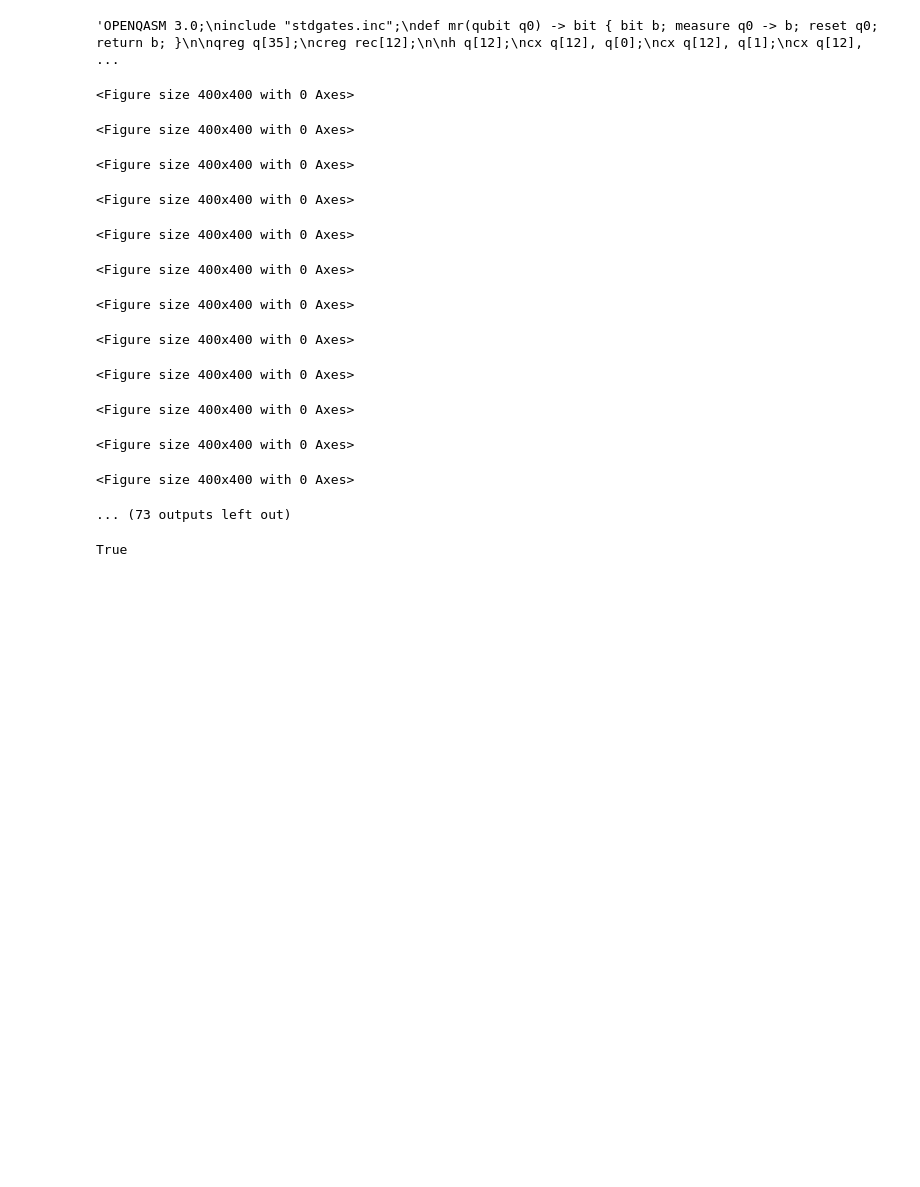
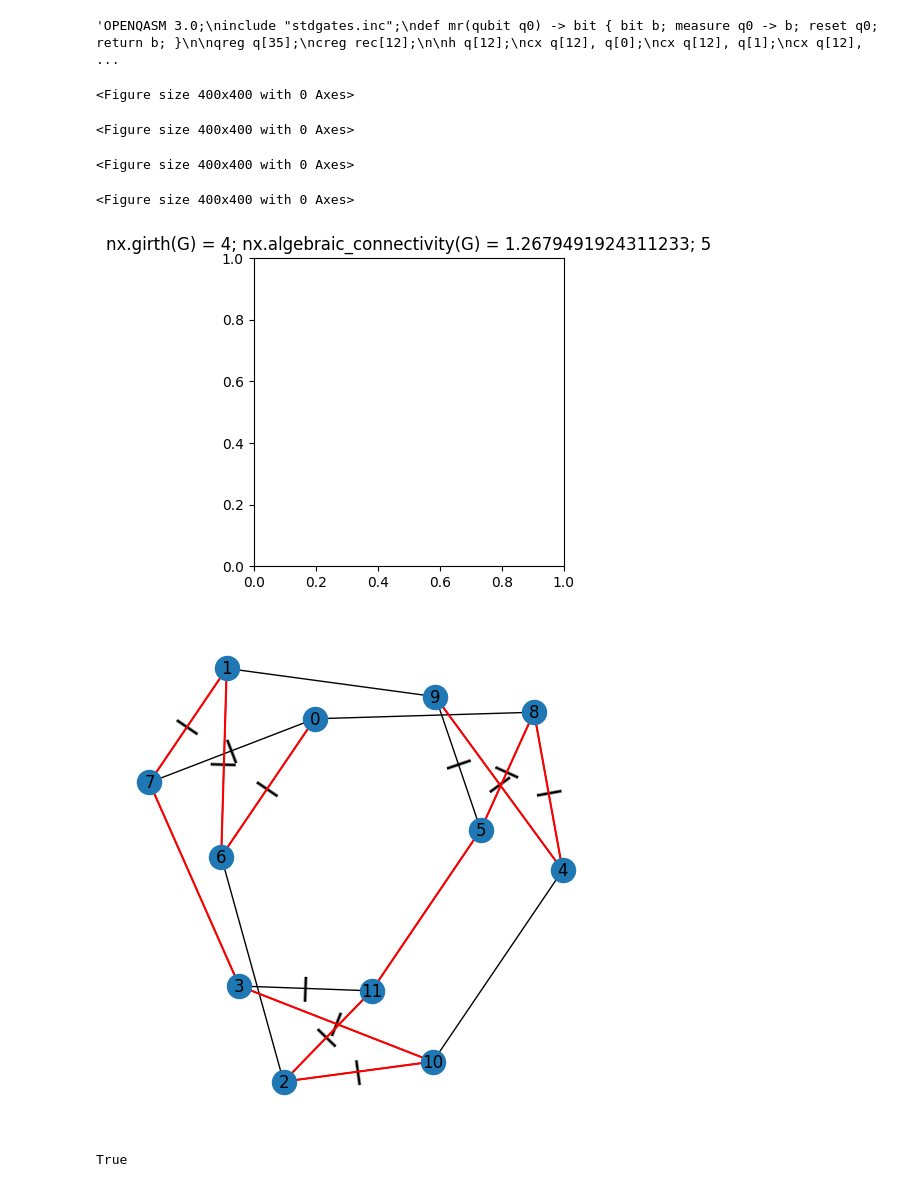
Before and after one commit to boldar99/FT-circuit-synthesis-ZX, a Jupyter notebook: testing_graphs.ipynb, the cells around one changed output. Saved outputs shown, nothing was run; the diff lists cells and outputs as text; code cells hidden in the pictures; blank space fills up the shorter version.

```diff
--- a/testing_graphs.ipynb
+++ b/testing_graphs.ipynb
@@ -115,52 +115,42 @@ cat_state_FT(48, 4).diagram('timeline-svg')
 # %%
 from cat_state_generation import *
 from find_cubic_local_mincut import *
 
-N, T = 12, 4
+N, T = 12, 5
 #
 # def visualize_cat_state_base(G, ham_path, markings):
 #     plt.figure(figsize=(5, 5))
 #     pos = nx.circular_layout(G) # Kamada-Kawai usually looks best for regular graphs
 #     nx.draw(G, pos, with_labels=True)
 #     nx.draw_networkx_edge_labels(G, pos, edge_labels={e: "  |  " * num_marks for e, num_marks in markings.items()},
 #                                  font_size=18, font_weight='bold', bbox=dict(alpha=0))
 #     nx.draw_networkx_edges(
 #         G, pos=pos,
 #         edgelist=ham_path,
 #         edge_color='red', width=1.5
 #     )
 #     plt.show()
 
 for i, G in enumerate(generate_all_cubic_graph_with_local_cuts(N, 0), 1):
     plt.figure(i, figsize=(4,4))
     p = list(find_all_hamiltonian_paths(G))
     p = p[0]
     ham_path = list(zip(p, p[1:]))
-    # plt.title(f"{nx.girth(G) = }; {nx.algebraic_connectivity(G) = }")
-    # visualize_cat_state_base(G, [], {})
-    # plt.show()
-    # marker = GraphMarker(G, ham_path, 12)
-    # sol = marker.find_necessary_solution(T=5)
-    # n_actual = (sum(sol.values()))
-    # if n_actual == N:
-    #     visualize_cat_state_base(G, [], {})
-    #     break
-# plt.show()
-    # nx.draw(G, pos=pos, with_labels=True)
+    marker = GraphMarker(G, ham_path, 12)
+    sol = marker.find_necessary_solution(T=5)
+    n_actual = (sum(sol.values()))
+    if n_actual == N:
+        plt.title(f"{nx.girth(G) = }; {nx.algebraic_connectivity(G) = }; {i}")
+        plt.show()
+        visualize_cat_state_base(G, ham_path, sol)
+        break
 # %% [output]
 <Figure size 400x400 with 0 Axes>
 <Figure size 400x400 with 0 Axes>
 <Figure size 400x400 with 0 Axes>
 <Figure size 400x400 with 0 Axes>
-<Figure size 400x400 with 0 Axes>
-<Figure size 400x400 with 0 Axes>
-<Figure size 400x400 with 0 Axes>
-<Figure size 400x400 with 0 Axes>
-<Figure size 400x400 with 0 Axes>
-<Figure size 400x400 with 0 Axes>
-<Figure size 400x400 with 0 Axes>
-<Figure size 400x400 with 0 Axes>
-... (73 outputs left out)
+[figure, added]
+[figure, added]
 # %%
 has_small_nonlocal_cut(G, 2)
 # %% [output]
```
Also changed, not shown: parts of 6 cells of this notebook, 3 other files.
